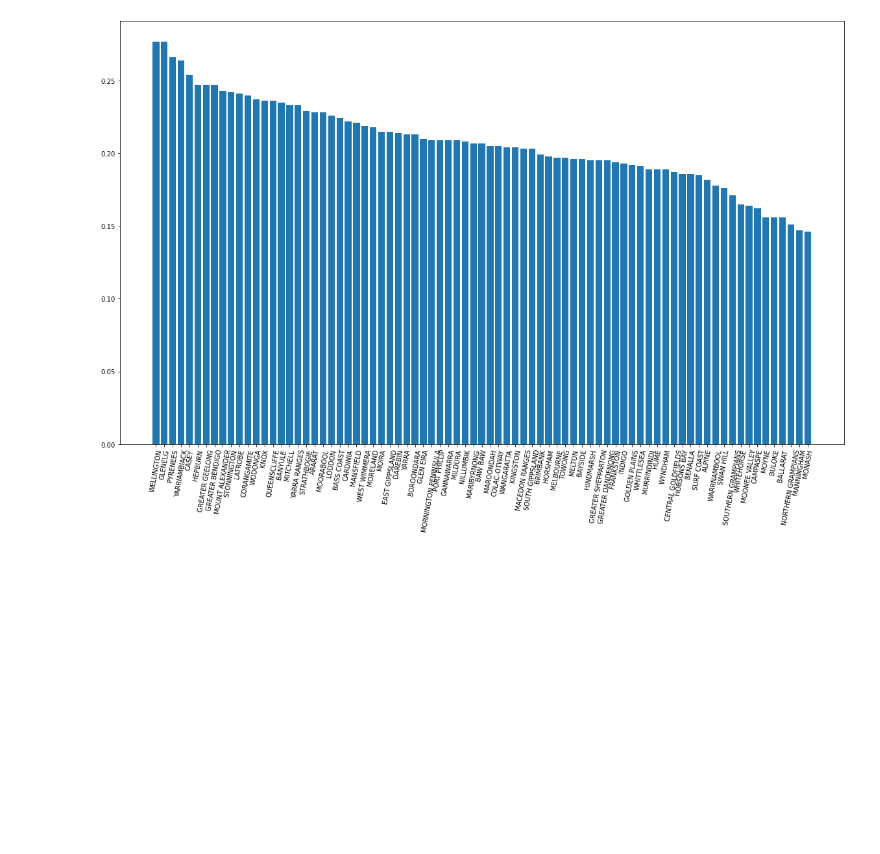
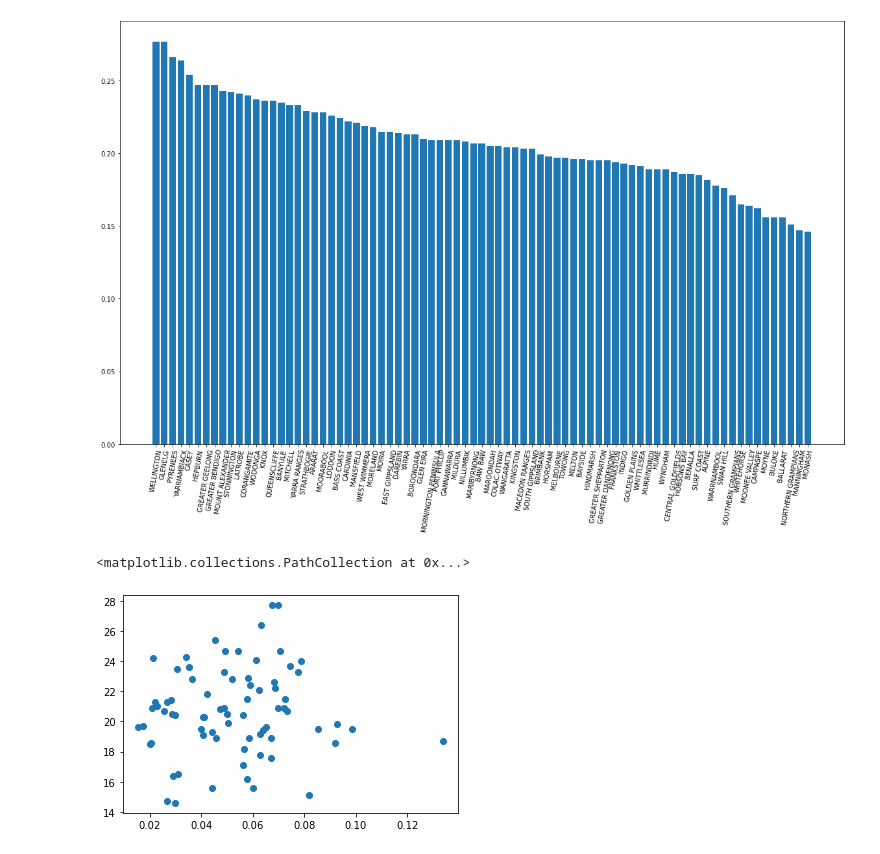
Before and after one commit to owowouwu/Youth-DS-Project, a Jupyter notebook: dataAnalysis.ipynb, the cells around one changed output. Saved outputs shown, nothing was run; the diff lists cells and outputs as text; code cells hidden in the pictures; blank space fills up the shorter version.

```diff
--- a/dataAnalysis.ipynb
+++ b/dataAnalysis.ipynb
@@ -192,3 +222,12 @@ plt.xticks(np.arange(len(depression.index)), depression.index, rotation = 80)
 plt.show()
 # %% [output]
 [figure]
+# %%
+behavourial = vcamsLGA('behavourial', 2015)
+# %%
+plotting = depression.join(behavourial)
+# %%
+plt.scatter(plotting['behavourial'], plotting['Depression Rate'])
+# %% [output]
+<matplotlib.collections.PathCollection at 0x...>
+[figure, added]
```
Also changed, not shown: parts of 4 cells of this notebook, 31 other files.
